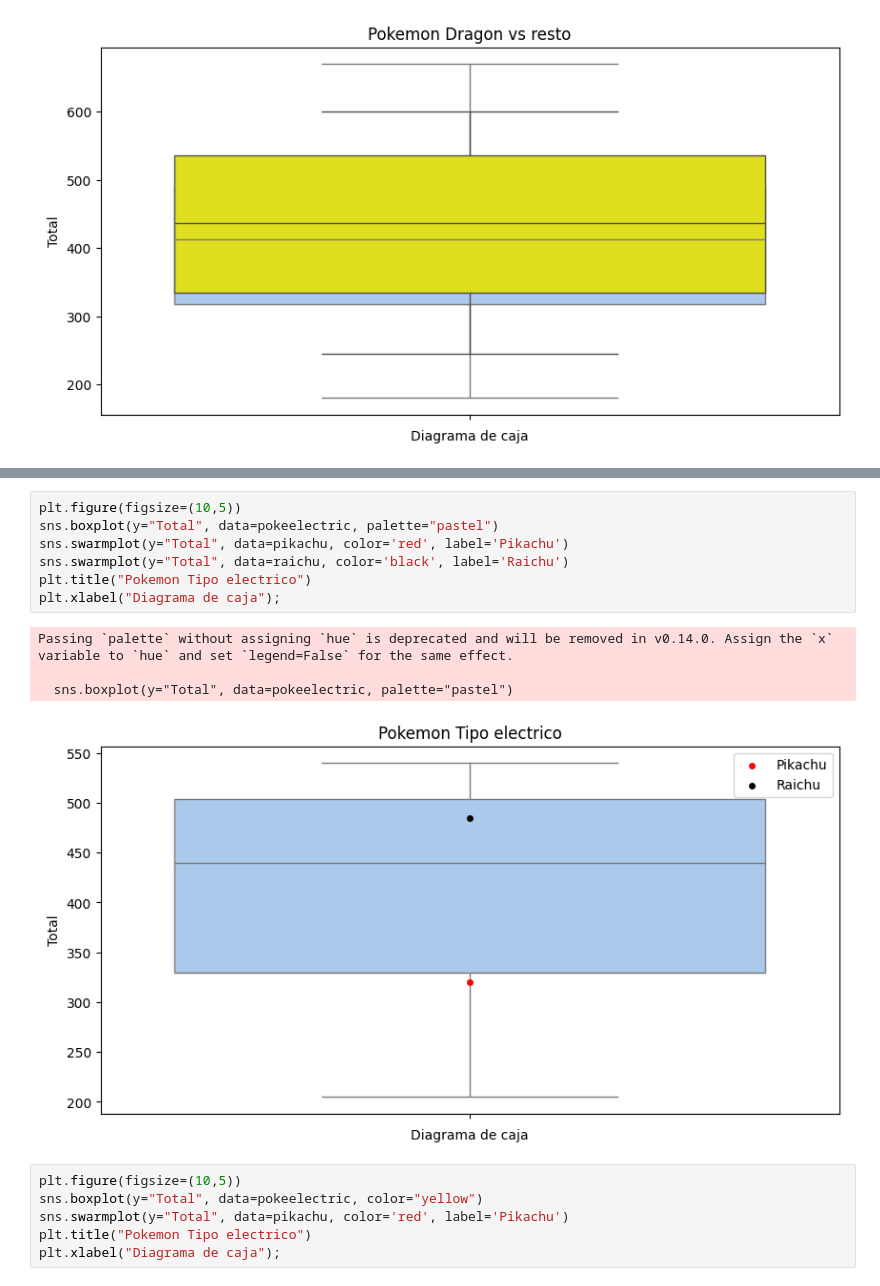
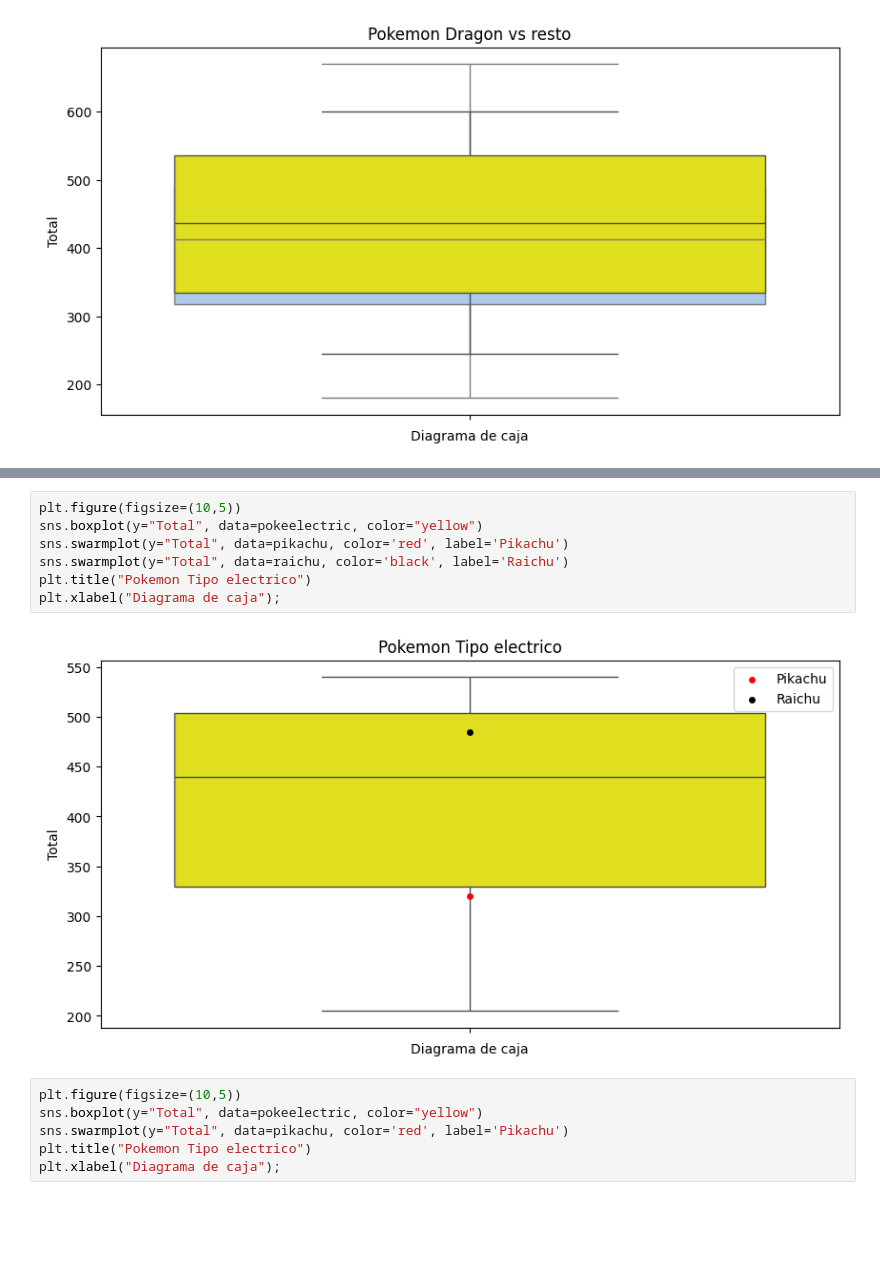
Before and after one commit to Volkmar87/EDA_Pokemon, a Jupyter notebook: 1-Memoria_EDA.ipynb, the cells around one changed output, grey strips where cells are left out. Cells and saved outputs as stored; diff of their text form; blank space fills up the shorter version.

```diff
--- a/1-Memoria_EDA.ipynb
+++ b/1-Memoria_EDA.ipynb
@@ -755,15 +791,12 @@ Passing `palette` without assigning `hue` is deprecated and will be removed in v
 # %%
 plt.figure(figsize=(10,5))
-sns.boxplot(y="Total", data=pokeelectric, palette="pastel")
+sns.boxplot(y="Total", data=pokeelectric, color="yellow")
 sns.swarmplot(y="Total", data=pikachu, color='red', label='Pikachu')
 sns.swarmplot(y="Total", data=raichu, color='black', label='Raichu')
 plt.title("Pokemon Tipo electrico")
 plt.xlabel("Diagrama de caja");
 # %% [output]
-Passing `palette` without assigning `hue` is deprecated and will be removed in v0.14.0. Assign the `x` variable to `hue` and set `legend=False` for the same effect.
-
-  sns.boxplot(y="Total", data=pokeelectric, palette="pastel")
-[figure, old version]
+[figure, new version]
 # %%
 plt.figure(figsize=(10,5))
 sns.boxplot(y="Total", data=pokeelectric, color="yellow")
```
Also changed, not shown: parts of 13 cells of this notebook.
